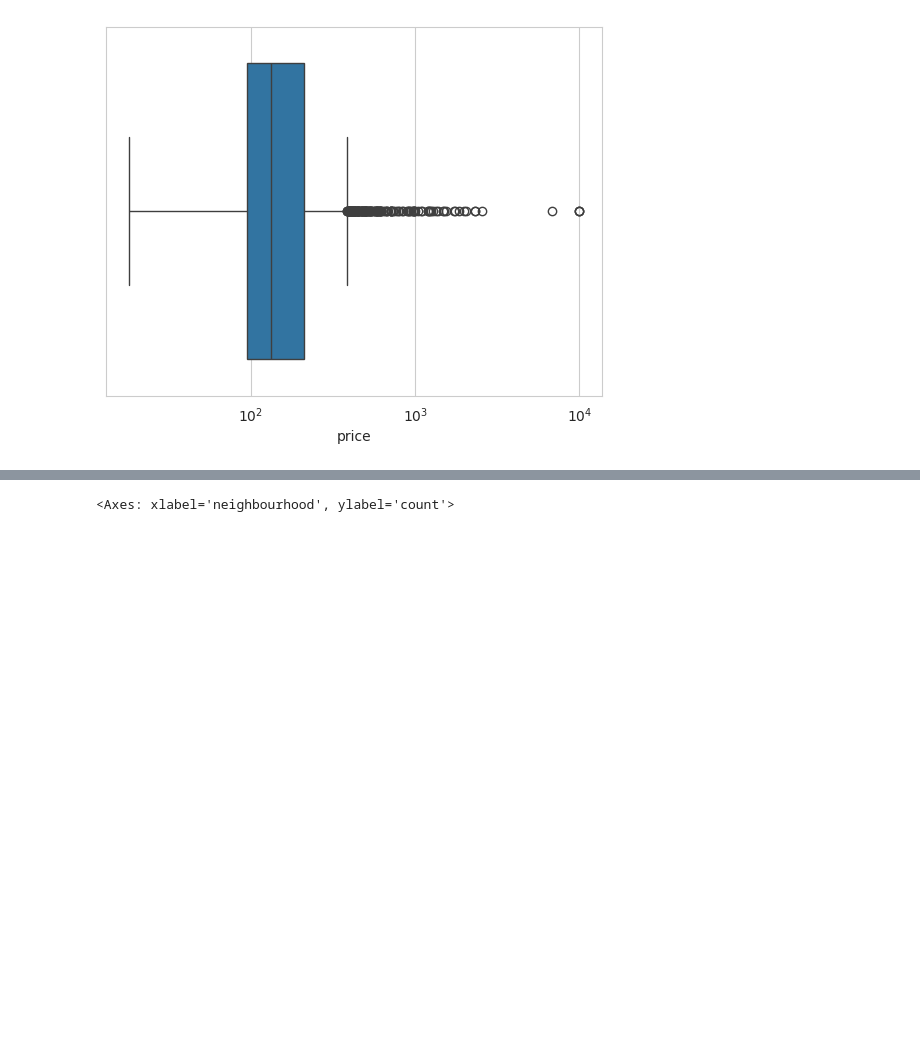
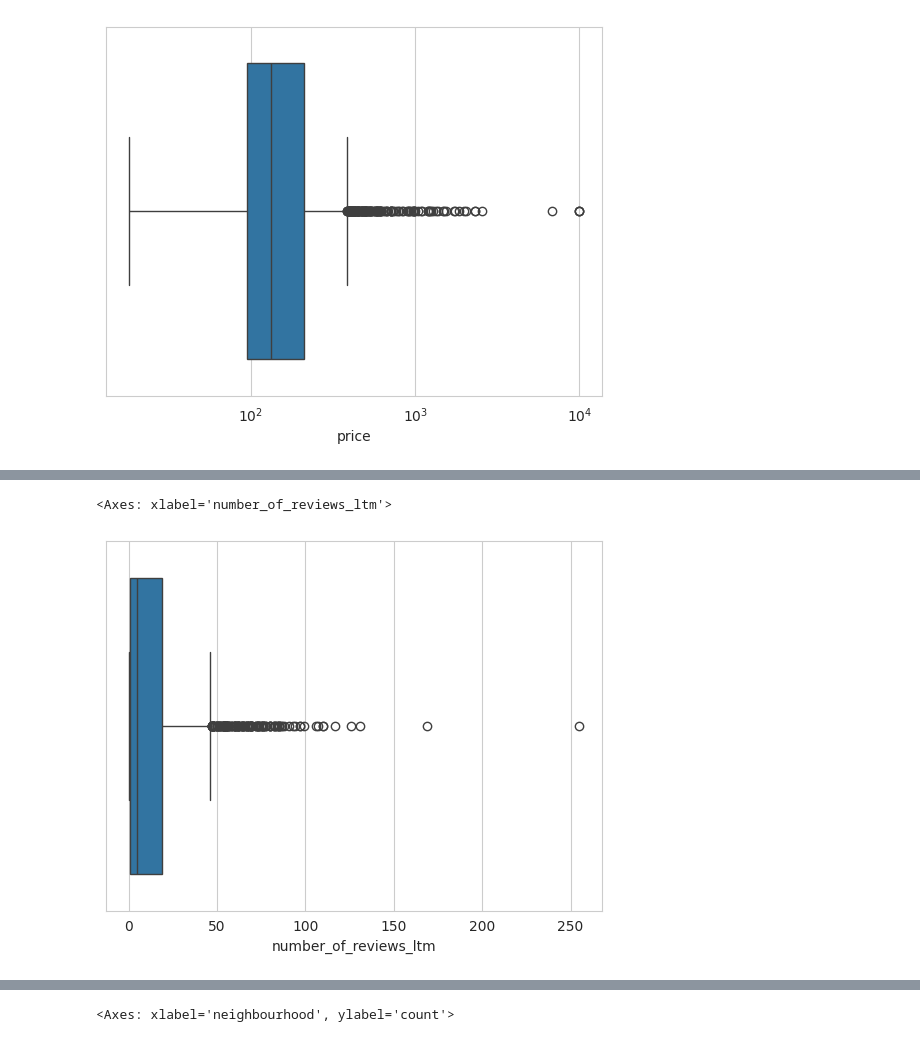
Before and after one commit to nikzhilin/exploratory-analytics, a Jupyter notebook: projects/airbnb_asheville_eda/notebooks/01_overview.ipynb, the cells around one changed output, grey strips where cells are left out. Cells and saved outputs as stored; diff of their text form; code cells hidden in the pictures; blank space fills up the shorter version.

```diff
--- a/projects/airbnb_asheville_eda/notebooks/01_overview.ipynb
+++ b/projects/airbnb_asheville_eda/notebooks/01_overview.ipynb
@@ -176,0 +182,5 @@ plt.xscale('log')
+# %%
+sns.boxplot(x=listings["number_of_reviews_ltm"])
+# %% [output]
+<Axes: xlabel='number_of_reviews_ltm'>
+[figure, added]
```
Also changed, not shown: parts of 8 cells of this notebook.
